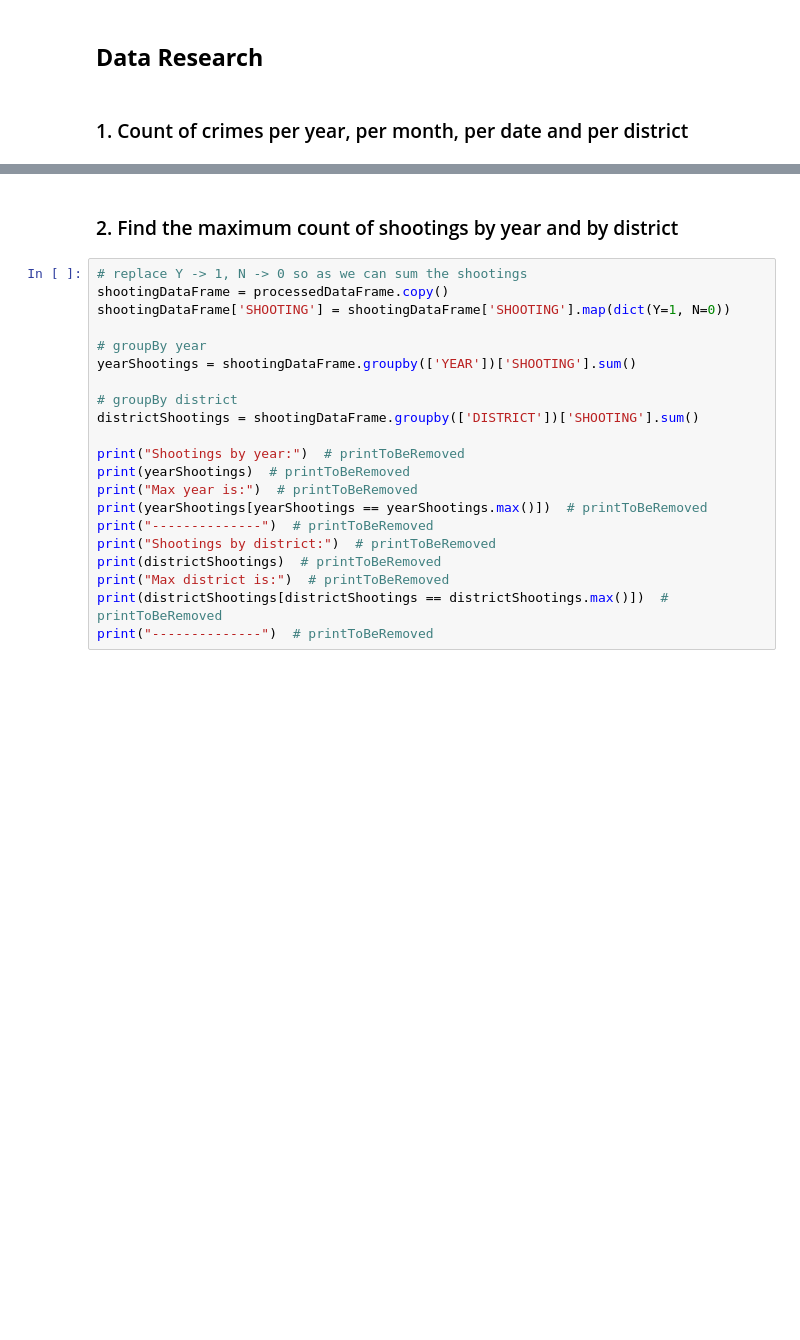
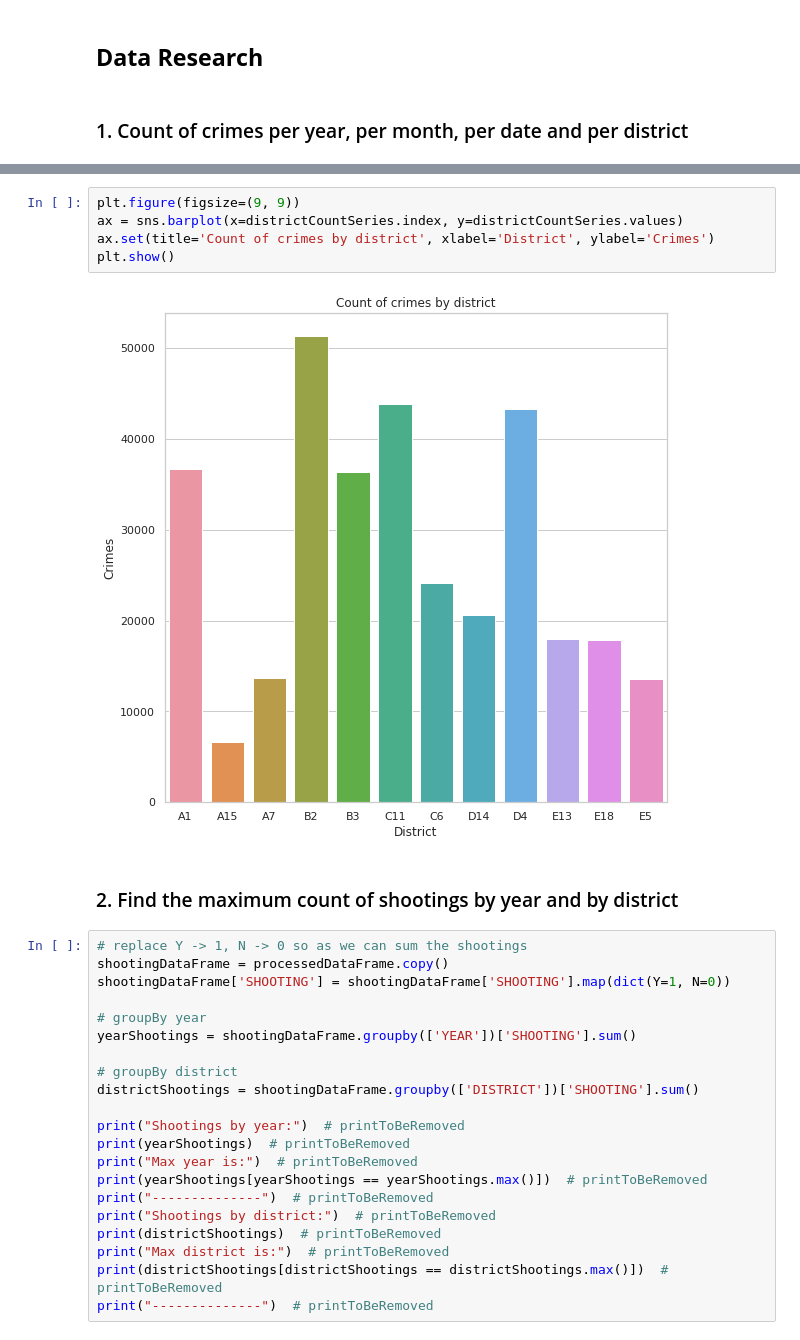
Before and after one commit to PanosEvange/Data-Analysis-and-Clustering, a Jupyter notebook: scr_sdi1500039/sdi1500039_Project2.ipynb, the cells around one changed output, grey strips where cells are left out. Drawn from its saved outputs; the diff is of its cells as text; blank space fills up the shorter version.

```diff
--- a/scr_sdi1500039/sdi1500039_Project2.ipynb
+++ b/scr_sdi1500039/sdi1500039_Project2.ipynb
@@ -102,3 +77,10 @@ Name: INCIDENT_NUMBER, dtype: int64
+# %%
+plt.figure(figsize=(9, 9))
+ax = sns.barplot(x=districtCountSeries.index, y=districtCountSeries.values)
+ax.set(title='Count of crimes by district', xlabel='District', ylabel='Crimes')
+plt.show()
+# %% [output]
+[figure, added]
 # %% [markdown]
  ### 2. Find the maximum count of shootings by year and by district
 # %%
```
Also changed, not shown: parts of 7 cells of this notebook, 1 other file.
